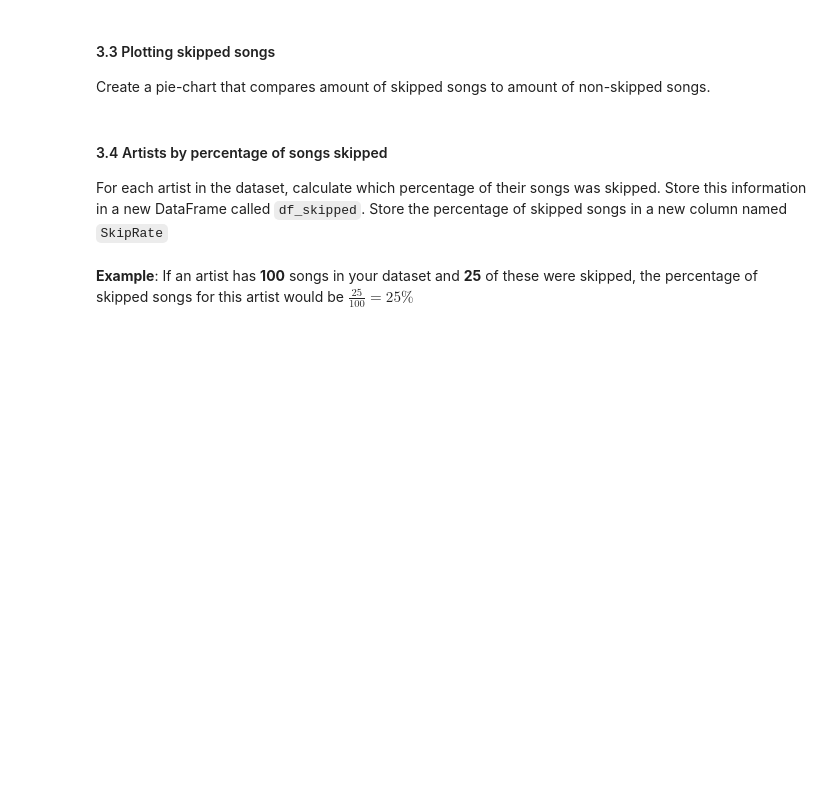
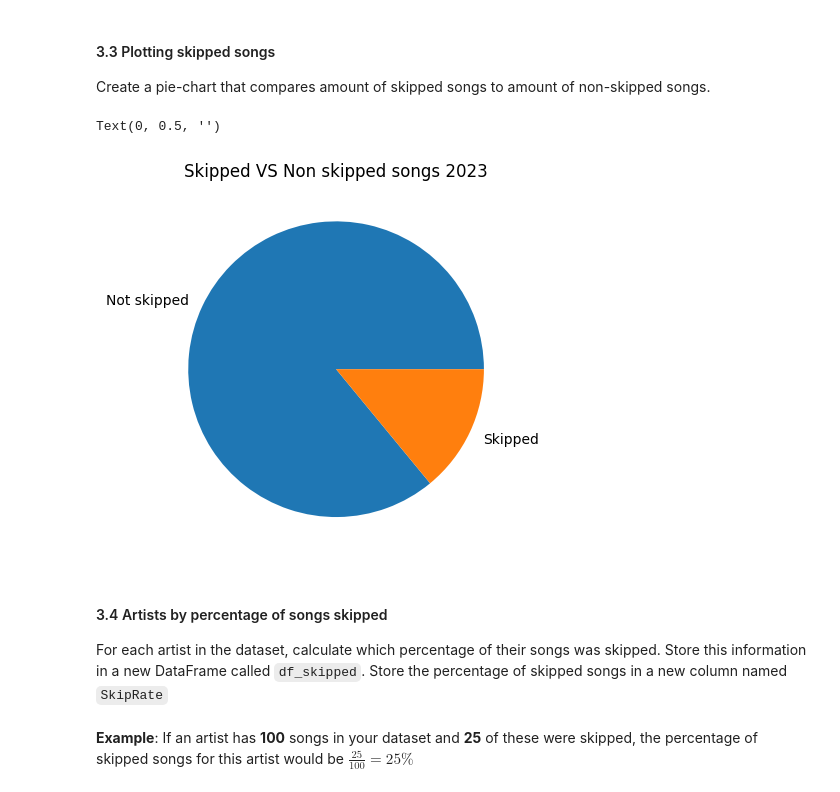
Before and after one commit to JohannesStandal/DAT200, a Jupyter notebook: CA1/CA1_spotify.ipynb, the cells around one changed output. Saved outputs shown, nothing was run; the diff lists cells and outputs as text; code cells hidden in the pictures; blank space fills up the shorter version.

```diff
--- a/CA1/CA1_spotify.ipynb
+++ b/CA1/CA1_spotify.ipynb
@@ -361,6 +362,15 @@ df["skipped"] = (df["secPlayed"] < 30).astype(int)
 # %% [markdown]
 #### 3.3 Plotting skipped songs
 Create a pie-chart that compares amount of skipped songs to amount of non-skipped songs.
+# %%
+skipped = df["skipped"].value_counts()
+
+skipped.plot(kind="pie", labels=["Not skipped", "Skipped"])
+plt.title("Skipped VS Non skipped songs 2023")
+plt.ylabel("")
+# %% [output]
+Text(0, 0.5, '')
+[figure, added]
 # %% [markdown]
 #### 3.4 Artists by percentage of songs skipped
 For each artist in the dataset, calculate which percentage of their songs was skipped. Store this information in a new DataFrame called `df_skipped`. Store the percentage of skipped songs in a new column named `SkipRate`\
```
Also changed, not shown: parts of 7 cells of this notebook.
